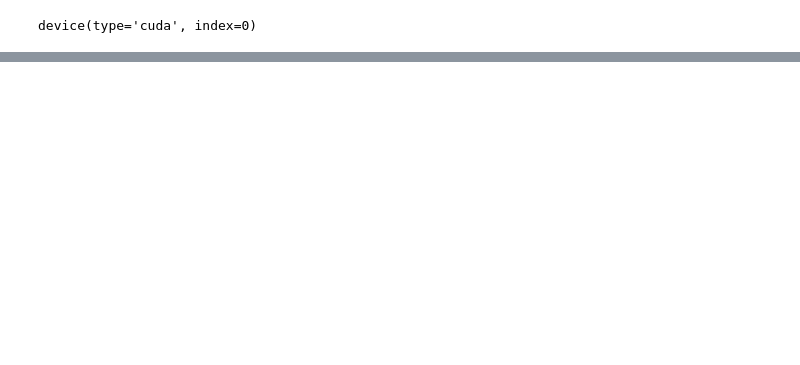
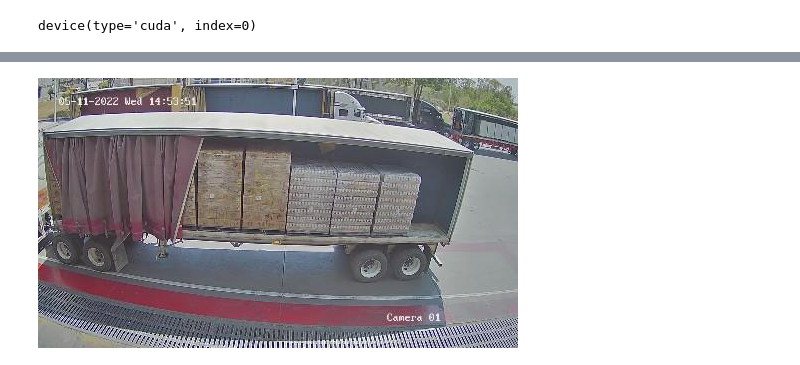
Before and after one commit to quantumlabsai/vision_transformers, a Jupyter notebook: examples/detr_quantum.ipynb, the cells around one changed output, grey strips where cells are left out. Cells and saved outputs as stored; diff of their text form; code cells hidden in the pictures; blank space fills up the shorter version.

```diff
--- a/examples/detr_quantum.ipynb
+++ b/examples/detr_quantum.ipynb
@@ -328,0 +355,9 @@ torch.Size([18])
+# %%
+
+imgs=[
+    "/mnt/disco2T/opt.old/develop/DATASETS/aduana/dataset-git/output-voc.bk/val/val.000000.jpg",
+    "/mnt/disco2T/opt.old/develop/DATASETS/aduana/dataset-git/output-voc.bk/val/val.000001.jpg",
+    "/mnt/disco2T/opt.old/develop/DATASETS/aduana/dataset-git/output-voc.bk/val/val.000002.jpg"
+]
+orig_image=cv2.imread(imgs[1])
+orig_image.shape
@@ -328,0 +438,13 @@ torch.Size([18])
+# %%
+from PIL import Image
+
+# Ruta de la imagen
+image_path = imgs[1]
+
+# Abrir la imagen
+img = Image.open(image_path)
+
+# Mostrar la imagen
+img.show()
+# %% [output]
+[figure, added]
```
Also changed, not shown: parts of 21 cells of this notebook, 6 other files.
